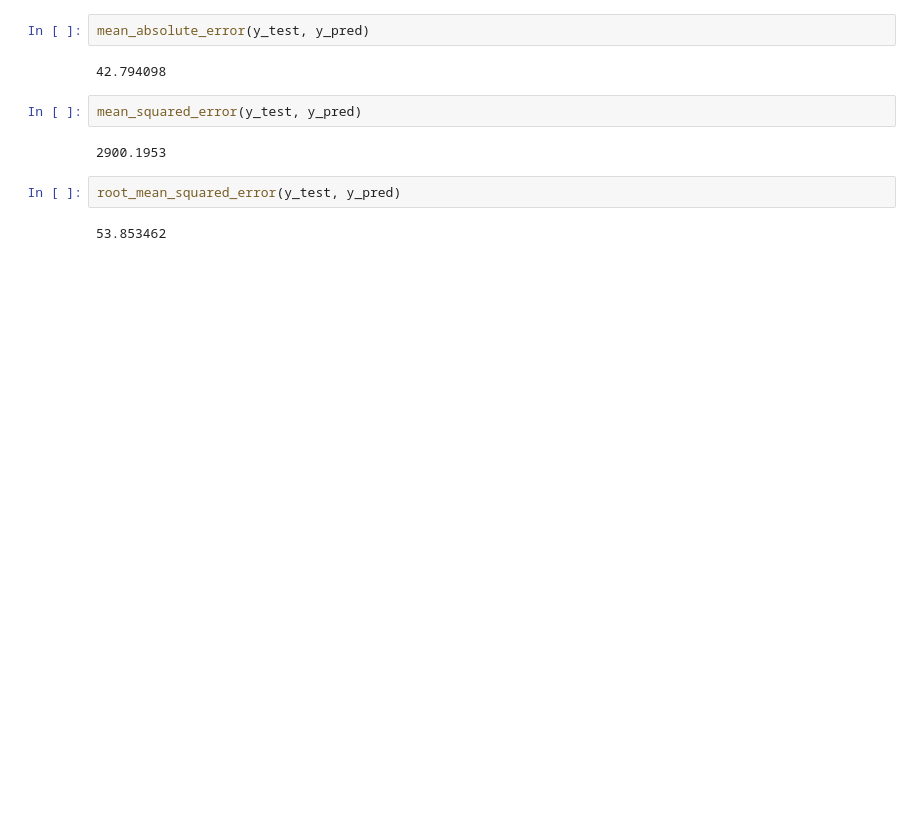
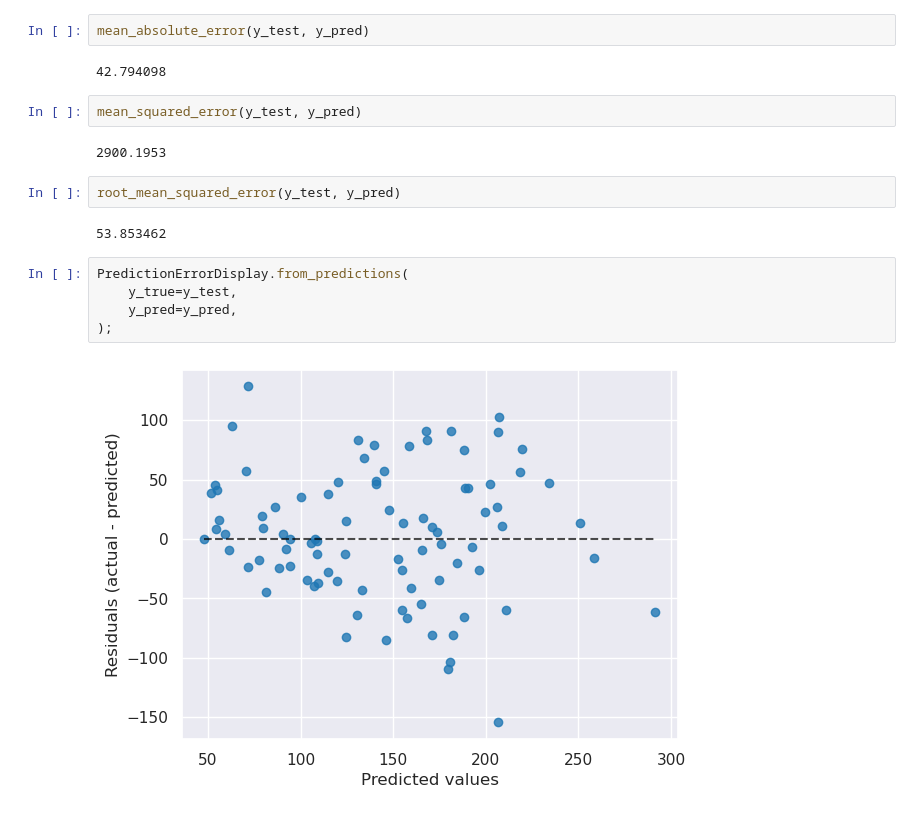
Before and after one commit to PauloViniciusR/Modelos_regressao, a Jupyter notebook: notebooks/02_regressao_linear.ipynb, the cells around one changed output. Saved outputs shown, nothing was run; the diff lists cells and outputs as text; blank space fills up the shorter version.

```diff
--- a/notebooks/02_regressao_linear.ipynb
+++ b/notebooks/02_regressao_linear.ipynb
@@ -302,3 +292,10 @@ mean_squared_error(y_test, y_pred)
 root_mean_squared_error(y_test, y_pred)
 # %% [output]
 53.853462
+# %%
+PredictionErrorDisplay.from_predictions(
+    y_true=y_test,
+    y_pred=y_pred,
+);
+# %% [output]
+[figure, added]
```
Also changed, not shown: parts of 5 cells of this notebook, 1 other file.
